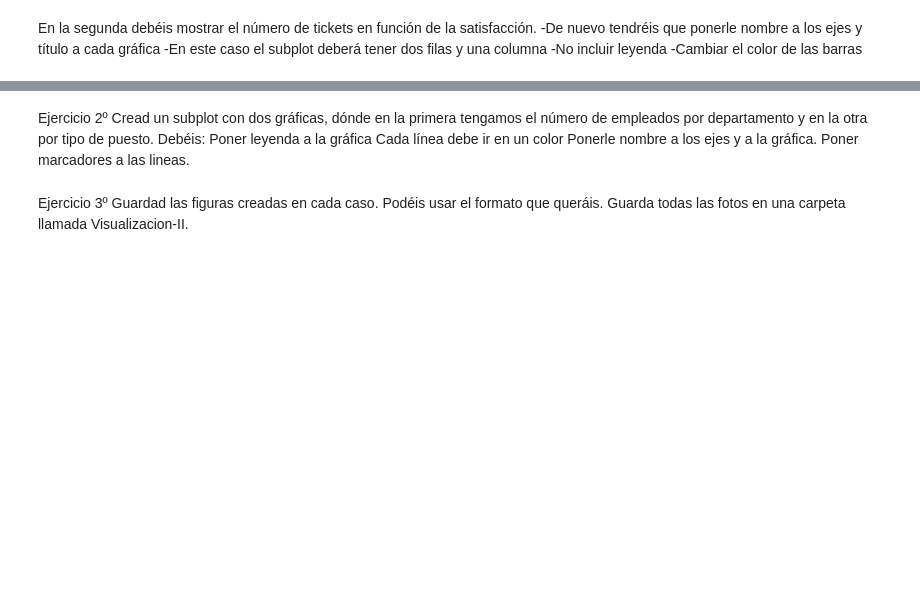
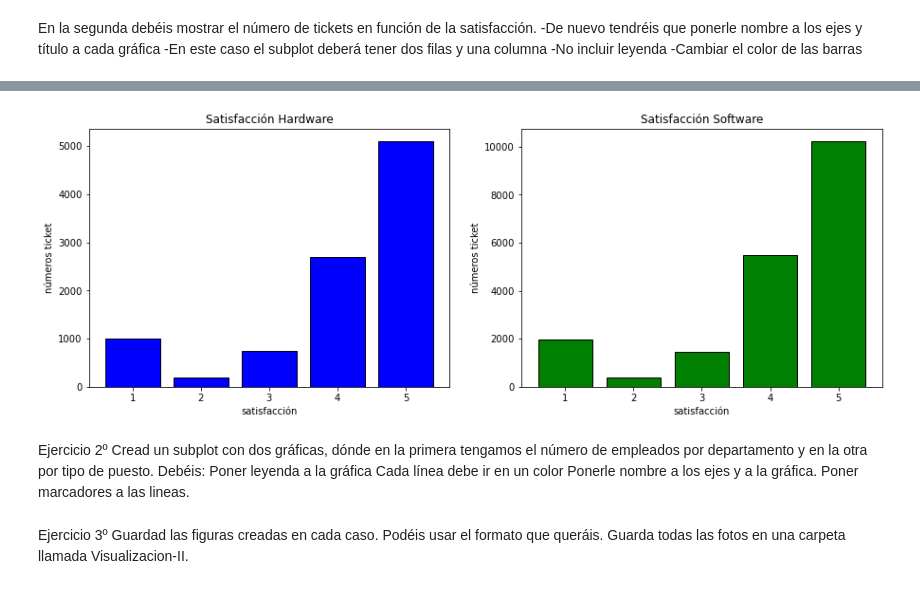
Before and after one commit to PalomaDA/DA-promod-modulo2-sprint1-Jacqueline-Paloma, a Jupyter notebook: visualización-2.ipynb, the cells around one changed output, grey strips where cells are left out. Drawn from its saved outputs; the diff is of its cells as text; code cells hidden in the pictures; blank space fills up the shorter version.

```diff
--- a/visualización-2.ipynb
+++ b/visualización-2.ipynb
@@ -80,0 +100,3 @@ KeyboardInterrupt:
+# %%
+hd_satisfacción = df_Hardware["satisfacción"].value_counts().reset_index()
+hd_satisfacción
@@ -80,0 +110,3 @@ KeyboardInterrupt:
+# %%
+sof_satisfacción = df_Software["satisfacción"].value_counts().reset_index()
+sof_satisfacción
@@ -81,3 +120,16 @@ KeyboardInterrupt:
+# %%
+fig, ax = plt.subplots(1,2, figsize = (15,5))
+ax[0].bar(hd_satisfacción["index"],hd_satisfacción["satisfacción"], color ="blue", edgecolor = "black")
+ax[1].bar(sof_satisfacción["index"],sof_satisfacción["satisfacción"], color = "green", edgecolor = "black")
+ax[0].set_title("Satisfacción Hardware")
+ax[1]. set_title("Satisfacción Software")
+ax[0].set_xlabel("satisfacción")
+ax[1].set_ylabel("números ticket")
+ax[0].set_ylabel("números ticket")
+ax[1].set_xlabel("satisfacción")
+plt.show()
+# %% [output]
+[figure, added]
 # %% [markdown]
 Ejercicio 2º Cread un subplot con dos gráficas, dónde en la primera tengamos el número de empleados por departamento y en la otra por tipo de puesto. Debéis:
 Poner leyenda a la gráfica
```
Also changed, not shown: parts of 15 cells of this notebook.
